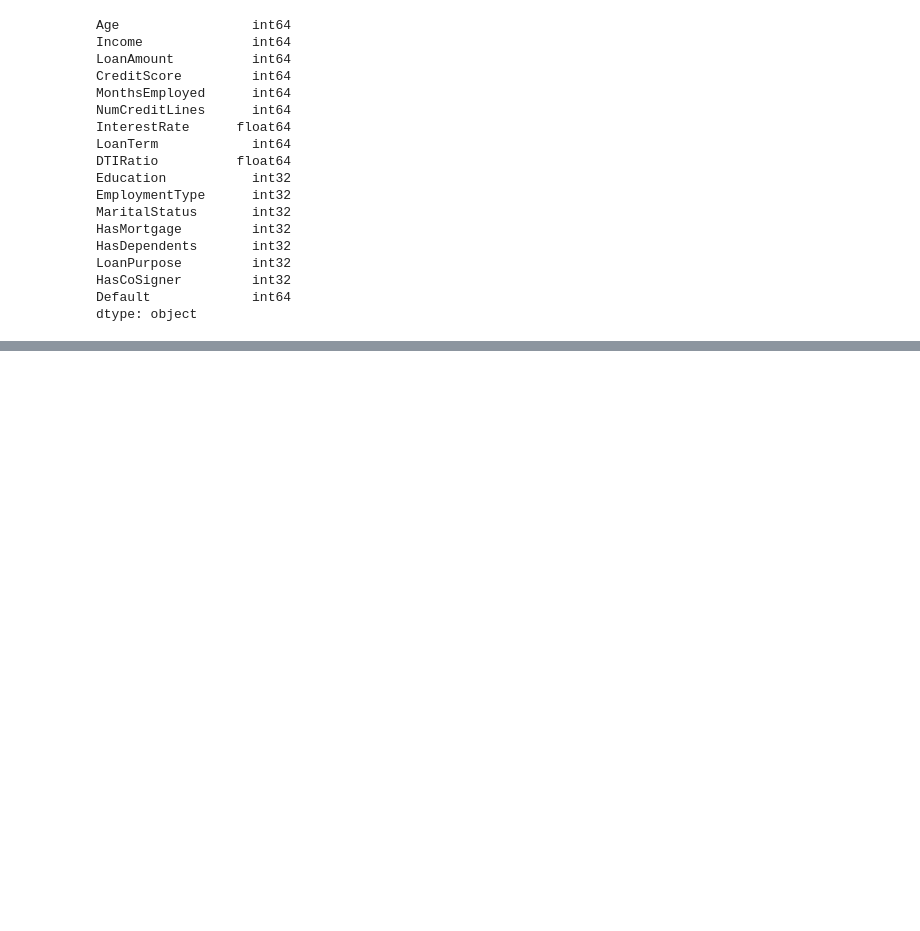
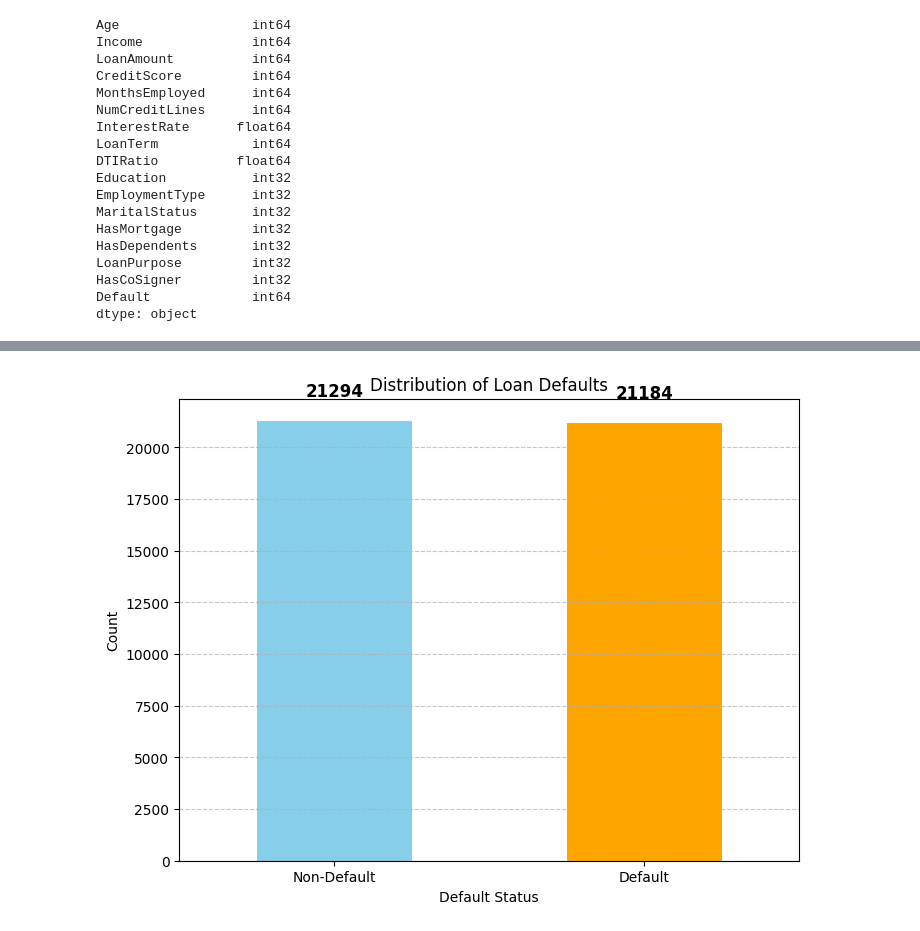
Before and after one commit to MD-DILDAR-MANDAL/Loan-Default-Prediction, a Jupyter notebook: loan-default-prediction-eda-multiples-models.ipynb, the cells around one changed output, grey strips where cells are left out. Saved outputs shown, nothing was run; the diff lists cells and outputs as text; code cells hidden in the pictures; blank space fills up the shorter version.

```diff
--- a/loan-default-prediction-eda-multiples-models.ipynb
+++ b/loan-default-prediction-eda-multiples-models.ipynb
@@ -114 +129,18 @@ Age              -0.167783
 dtype: float64
+# %%
+default_counts = data['Default'].value_counts()
+plt.figure(figsize=(8, 6))
+default_counts.plot(kind='bar', color=['skyblue', 'orange'])
+plt.title('Distribution of Loan Defaults')
+plt.xlabel('Default Status')
+plt.ylabel('Count')
+plt.xticks([0, 1], ['Non-Default', 'Default'], rotation=0)
+plt.grid(axis='y', linestyle='--', alpha=0.7)
+
+# Displaying the counts on top of each bar
+for i, count in enumerate(default_counts):
+    plt.text(i, count + 1000, f'{count}', ha='center', va='bottom', fontweight='bold', fontsize=12)
+
+plt.show()
+# %% [output]
+[figure, added]
```
Also changed, not shown: parts of 24 cells of this notebook, 9 other files.
